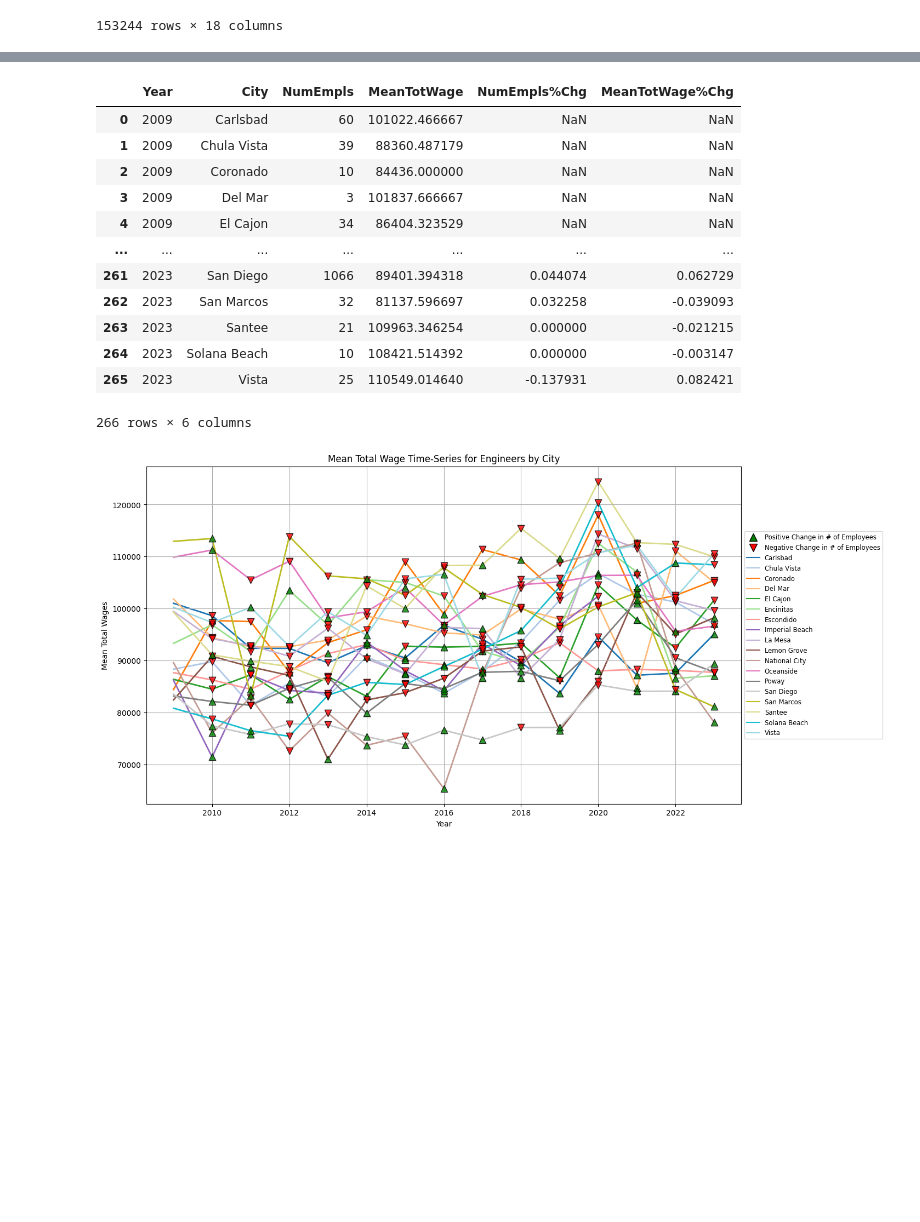
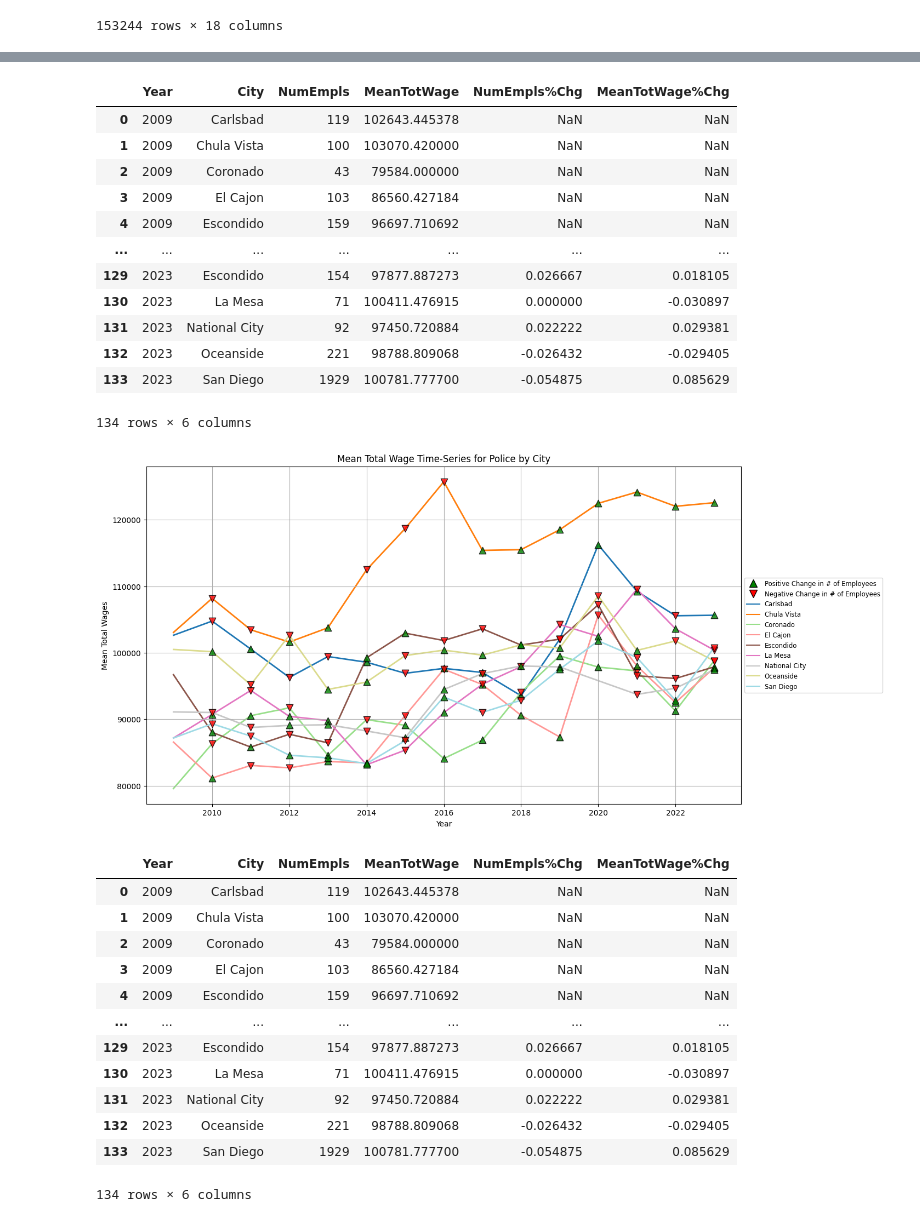
Before and after one commit to BrianLiu1319/San-Diego-County-Quid-Pro-Quo-Wage-Analysis, a Jupyter notebook: WageVsVacancies.ipynb, the cells around one changed output, grey strips where cells are left out. Cells and saved outputs as stored; diff of their text form; code cells hidden in the pictures; blank space fills up the shorter version.

```diff
--- a/WageVsVacancies.ipynb
+++ b/WageVsVacancies.ipynb
@@ -33,16 +33,20 @@ include_keywords_engineer = ['Engineer']
 
 exclude_keywords_engineer = ['Assistant', 'Assist', 'Asst']
 
+include_keywords_fire = ['Firefighter', 'Fire  Chief']
+
+exclude_keywords_fire = []
+
 # Filter for positions that contain one of the include keywords
-include_filter = df['Position'].str.contains('|'.join(include_keywords_engineer), case=False, na=False)
+include_filter = df['Position'].str.contains('|'.join(include_keywords_police), case=False, na=False)
 
 # Exclude positions containing the exclude keywords
-exclude_filter = ~df['Position'].str.contains('|'.join(exclude_keywords_engineer), case=False, na=False)
+exclude_filter = ~df['Position'].str.contains('|'.join(exclude_keywords_police), case=False, na=False)
 
 # Apply both filters
 filtered_df = df[include_filter & exclude_filter]
 
-filtered_df.to_csv(r"C:\Users/Ericm\PycharmProjects\wageData\.venv\Scripts\EngineerWageDataAdjusted.csv")
+#filtered_df.to_csv(r"C:\Users/Ericm\PycharmProjects\wageData\.venv\Scripts\EngineerWageDataAdjusted.csv")
 
 filtered_df
 # %% [output]
@@ -106,33 +109,38 @@ grouped_filtered_df
 grouped_filtered_df['NumEmpls%Chg'] = grouped_filtered_df.groupby(['City'])['NumEmpls'].pct_change()
 grouped_filtered_df['MeanTotWage%Chg'] = grouped_filtered_df.groupby(['City'])['MeanTotWage'].pct_change()
 
-grouped_filtered_df.to_csv(r"C:\Users/Ericm\PycharmProjects\wageData\.venv\Scripts\Engineer_RoC.csv")
+#grouped_filtered_df.to_csv(r"C:\Users/Ericm\PycharmProjects\wageData\.venv\Scripts\Engineer_RoC.csv")
 
 grouped_filtered_df
 # %% [output]
 |  | Year | City | NumEmpls | MeanTotWage | NumEmpls%Chg | MeanTotWage%Chg |
-| 0 | 2009 | Carlsbad | 60 | 101022.466667 | NaN | NaN |
-| 1 | 2009 | Chula Vista | 39 | 88360.487179 | NaN | NaN |
-| 2 | 2009 | Coronado | 10 | 84436.000000 | NaN | NaN |
-| 3 | 2009 | Del Mar | 3 | 101837.666667 | NaN | NaN |
-| 4 | 2009 | El Cajon | 34 | 86404.323529 | NaN | NaN |
+| 0 | 2009 | Carlsbad | 119 | 102643.445378 | NaN | NaN |
+| 1 | 2009 | Chula Vista | 100 | 103070.420000 | NaN | NaN |
+| 2 | 2009 | Coronado | 43 | 79584.000000 | NaN | NaN |
+| 3 | 2009 | El Cajon | 103 | 86560.427184 | NaN | NaN |
+| 4 | 2009 | Escondido | 159 | 96697.710692 | NaN | NaN |
 | ... | ... | ... | ... | ... | ... | ... |
-| 261 | 2023 | San Diego | 1066 | 89401.394318 | 0.044074 | 0.062729 |
-| 262 | 2023 | San Marcos | 32 | 81137.596697 | 0.032258 | -0.039093 |
-| 263 | 2023 | Santee | 21 | 109963.346254 | 0.000000 | -0.021215 |
-| 264 | 2023 | Solana Beach | 10 | 108421.514392 | 0.000000 | -0.003147 |
-| 265 | 2023 | Vista | 25 | 110549.014640 | -0.137931 | 0.082421 |
+| 129 | 2023 | Escondido | 154 | 97877.887273 | 0.026667 | 0.018105 |
+| 130 | 2023 | La Mesa | 71 | 100411.476915 | 0.000000 | -0.030897 |
+| 131 | 2023 | National City | 92 | 97450.720884 | 0.022222 | 0.029381 |
+| 132 | 2023 | Oceanside | 221 | 98788.809068 | -0.026432 | -0.029405 |
+| 133 | 2023 | San Diego | 1929 | 100781.777700 | -0.054875 | 0.085629 |
-266 rows × 6 columns
+134 rows × 6 columns
 # %%
 import matplotlib.pyplot as plt
 import pandas as pd
 import numpy as np
 
-def plot_wage_timeseries(df, save_path):
+# If position is not null, filter for that position only
+def plot_wage_timeseries(df, position, filter, save_path=None):
     # Convert columns to appropriate types
     df['Year'] = pd.to_numeric(df['Year'], errors='coerce')
-    df['NumEmpls%Chg'] = df['NumEmpls%Chg'].astype(str).str.rstrip('%').astype('float') / 100.0
+    df['NumEmpls%Chg'] = pd.to_numeric(df['NumEmpls%Chg'], errors='coerce')
     df['MeanTotWage'] = pd.to_numeric(df['MeanTotWage'], errors='coerce')
+
+    # Filter by position if provided
+    if filter:
+        df = df[df['Position'] == filter]
 
     # Get a list of cities in the dataset
     cities = df['City'].unique()
@@ -162,34 +170,48 @@ def plot_wage_timeseries(df, save_path):
 
         # Overlay smaller markers for positive and negative employee changes with higher zorder
         plt.scatter(positive_change['Year'], positive_change['MeanTotWage'],
                     color='green', marker='^', s=80, edgecolor='black', alpha=0.8, zorder=2)
         plt.scatter(negative_change['Year'], negative_change['MeanTotWage'],
                     color='red', marker='v', s=80, edgecolor='black', alpha=0.8, zorder=2)
 
-    plt.title(f'Mean Total Wage Time-Series for Engineers by City')
+    plt.title(f'Mean Total Wage Time-Series for {position} by City')
     plt.xlabel('Year')
     plt.ylabel('Mean Total Wages')
 
     # Create custom handles for the legend to only show one instance of the markers
     custom_handles = [
         plt.Line2D([0], [0], marker='^', color='w', markerfacecolor='green', markersize=10, label='Positive Change in # of Employees', markeredgecolor='black'),
         plt.Line2D([0], [0], marker='v', color='w', markerfacecolor='red', markersize=10, label='Negative Change in # of Employees', markeredgecolor='black')
     ]
 
     # Add city-specific handles with unique colors
     city_handles = [plt.Line2D([0], [0], color=city_colors[city], label=city) for city in cities]
 
     plt.legend(handles=custom_handles + city_handles, loc='center left', bbox_to_anchor=(1, 0.5), fontsize='small')
 
     plt.grid(True)
 
     if save_path:
         plt.savefig(save_path, bbox_inches='tight')  # Use bbox_inches='tight' to avoid cutting off the legend
 
     plt.show()
 
 # Example usage with your DataFrame
-plot_wage_timeseries(grouped_filtered_df, r"C:\Users\Ericm\PycharmProjects\wageData\.venv\Scripts\EngineerWagesNumEmployeesViz.pdf")
+position = 'Police'
+plot_wage_timeseries(grouped_filtered_df, position=position, filter = None, save_path=f"C:/Users\Ericm\PycharmProjects\wageData\.venv\Scripts/{position}WagesNumEmployeesViz.pdf")
 # %% [output]
-[figure, old version]
+[figure, new version]
+|  | Year | City | NumEmpls | MeanTotWage | NumEmpls%Chg | MeanTotWage%Chg |
+| 0 | 2009 | Carlsbad | 119 | 102643.445378 | NaN | NaN |
+| 1 | 2009 | Chula Vista | 100 | 103070.420000 | NaN | NaN |
+| 2 | 2009 | Coronado | 43 | 79584.000000 | NaN | NaN |
+| 3 | 2009 | El Cajon | 103 | 86560.427184 | NaN | NaN |
+| 4 | 2009 | Escondido | 159 | 96697.710692 | NaN | NaN |
+| ... | ... | ... | ... | ... | ... | ... |
+| 129 | 2023 | Escondido | 154 | 97877.887273 | 0.026667 | 0.018105 |
+| 130 | 2023 | La Mesa | 71 | 100411.476915 | 0.000000 | -0.030897 |
+| 131 | 2023 | National City | 92 | 97450.720884 | 0.022222 | 0.029381 |
+| 132 | 2023 | Oceanside | 221 | 98788.809068 | -0.026432 | -0.029405 |
+| 133 | 2023 | San Diego | 1929 | 100781.777700 | -0.054875 | 0.085629 |
+134 rows × 6 columns
 # %%
```
Also changed, not shown: parts of 4 cells of this notebook.
